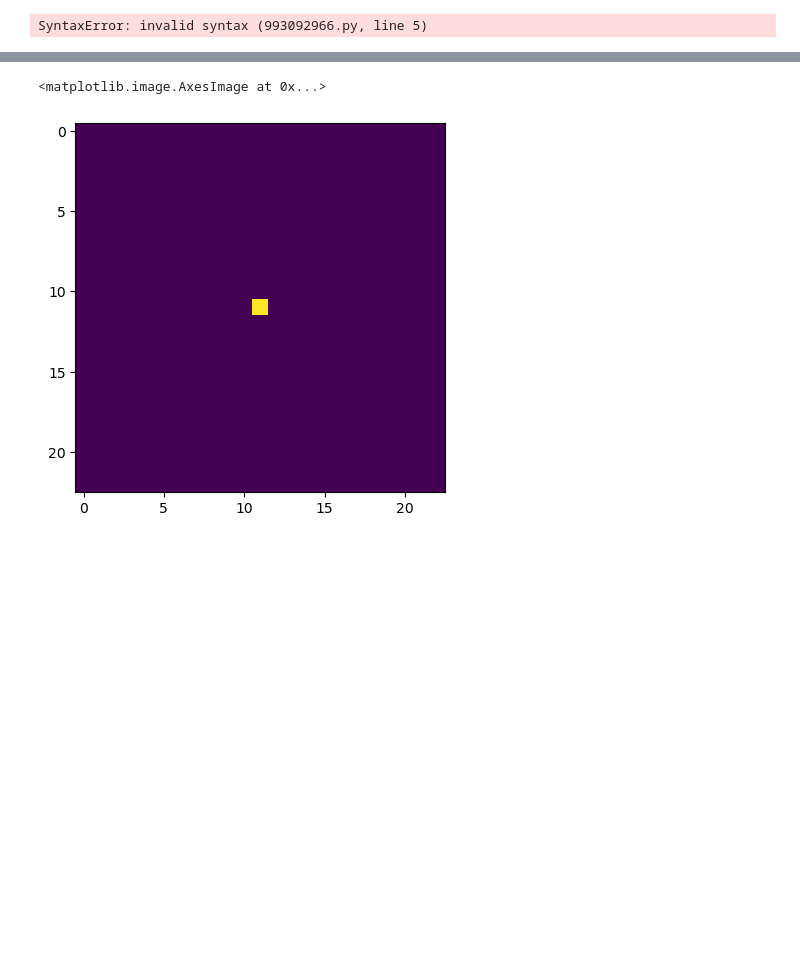
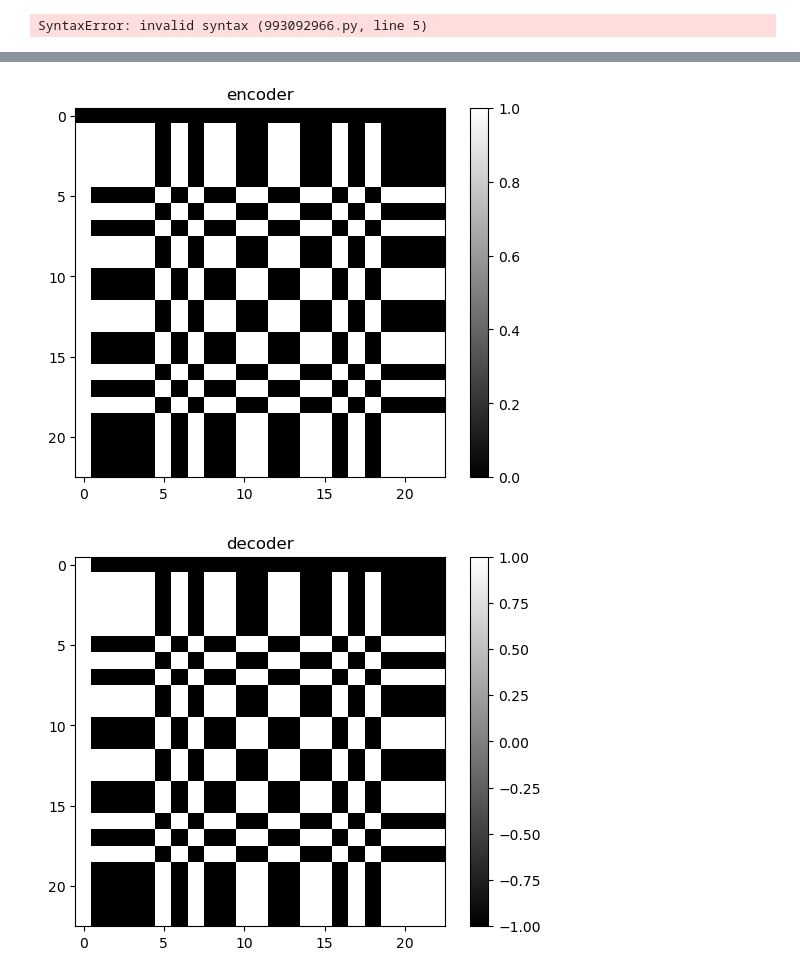
Before and after one commit to jornelasmunoz/UCM_Undergraduate_Research, a Jupyter notebook: jornelasmunoz/notebooks/Generate MURA.ipynb, the cells around one changed output, grey strips where cells are left out. Cells and saved outputs as stored; diff of their text form; code cells hidden in the pictures; blank space fills up the shorter version.

```diff
--- a/jornelasmunoz/notebooks/Generate MURA.ipynb
+++ b/jornelasmunoz/notebooks/Generate MURA.ipynb
@@ -212,7 +212,7 @@ plt.show()
 # %% [output]
 [figure]
 # %%
-p = 5 # size of array
+p = 23 # size of array
 # First, create A and G
 A = create_binary_aperture_arr(p)
 G = create_decoding_arr(A)
@@ -271,7 +271,7 @@ test_data = datasets.MNIST(
 # S_hat = (S*A)*G + B*G = S + B*G Reconstructed data
 # N = sum_ij A_ij
 
-S = train_data[9][0][0].numpy().astype('int64')
+S = train_data[5][0][0].numpy().astype('int64')
 B = get_Gaussian_filter(S, mean=0, var=0.1)
 kroneker_delta = FFT_convolve(A,G,p)
 D = FFT_convolve(S,A,p) #+ B
@@ -281,7 +281,7 @@ N = np.sum(A)
 diff_Shat_Stilde = np.abs(S_hat - S_tilde)
 S_normed = normalize(S)
 
-cmap = 'viridis'
+cmap = 'gray'
 
 # fig, axs = plt.subplots(2,2, figsize=(15,10))
 # axs = axs.ravel()
@@ -298,10 +298,12 @@ cmap = 'viridis'
 
 plt.imshow(S, cmap=cmap); plt.colorbar()
 plt.title("Original signal $S$")
+#plt.savefig("../figs/true_signal_2.svg")
 plt.show()
 
 plt.imshow(D, cmap=cmap); plt.colorbar()
 plt.title("Observed signal $D = S * A$")
+#plt.savefig("../figs/observed_signal_2.svg")
 plt.show()
 
 plt.imshow(S_hat, cmap=cmap); plt.colorbar()
@@ -406,5 +427,25 @@ plt.imshow(FFT_convolve(pinhole, S)); plt.show()
 # %%
-plt.imshow(pinhole)
+plt.imshow(A, cmap=cmap)
+plt.colorbar()
+plt.title("encoder")
+#plt.axis("off")
+#plt.savefig('../figs/encoder.svg')
+plt.show()
+
+plt.imshow(G, cmap=cmap)
+plt.colorbar()
+plt.title("decoder")
+#plt.axis("off")
+#plt.savefig('../figs/decoder.svg')
+plt.show()
+
+
+plt.imshow(kroneker_delta, cmap=cmap)
+plt.colorbar()
+plt.title('$\delta$')
+plt.axis("off")
+#plt.savefig('../figs/delta.svg')
+plt.show()
 # %% [output]
-<matplotlib.image.AxesImage at 0x...>
-[figure, old version]
+[figure, new version]
+[figure, added]
```
Also changed, not shown: parts of 7 cells of this notebook, 57 other files.
